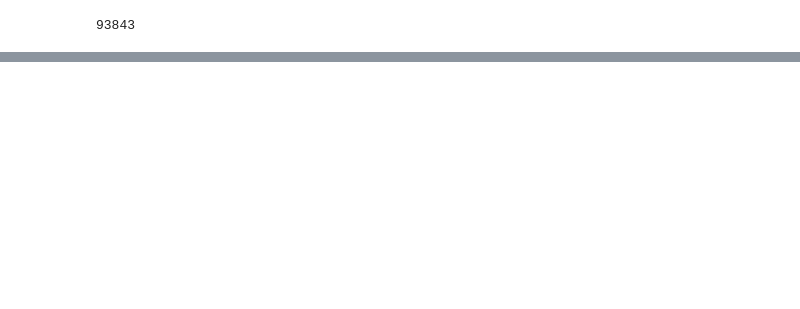
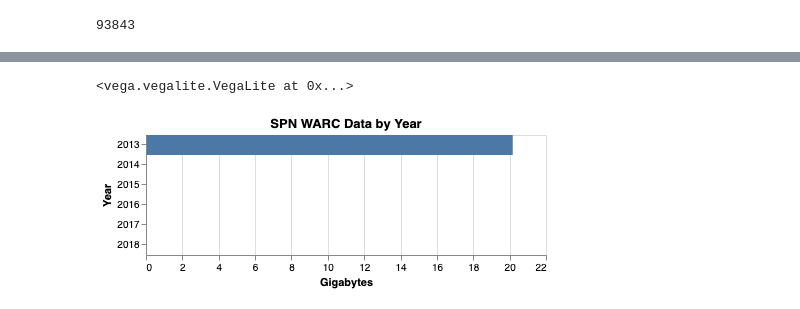
Before and after one commit to edsu/spn, a Jupyter notebook: notebooks/UserAgents.ipynb, the cells around one changed output, grey strips where cells are left out. Saved outputs shown, nothing was run; the diff lists cells and outputs as text; code cells hidden in the pictures; blank space fills up the shorter version.

```diff
--- a/notebooks/UserAgents.ipynb
+++ b/notebooks/UserAgents.ipynb
@@ -94,0 +269,19 @@ Name: 2018, dtype: float64
+# %%
+from os.path import getsize
+
+sizes = {'year': [], 'gb': []}
+for year in range(2013, 2019):
+    sizes['year'].append(str(year))
+    warc_files = glob('warcs/liveweb-{}*/*.warc.gz'.format(year))
+    sizes['gb'].append(sum([getsize(path) for path in warc_files]) / (1024 ** 3))
+sizes = pandas.DataFrame(sizes)
+
+chart = altair.Chart(sizes).mark_bar(size=20).encode(
+    altair.X('gb', title='Gigabytes'),
+    altair.Y('year', title='Year')
+)
+chart = chart.properties(title='SPN WARC Data by Year')
+chart
+# %% [output]
+<vega.vegalite.VegaLite at 0x...>
+[figure, added]
```
Also changed, not shown: parts of 30 cells of this notebook, 3 other files.
